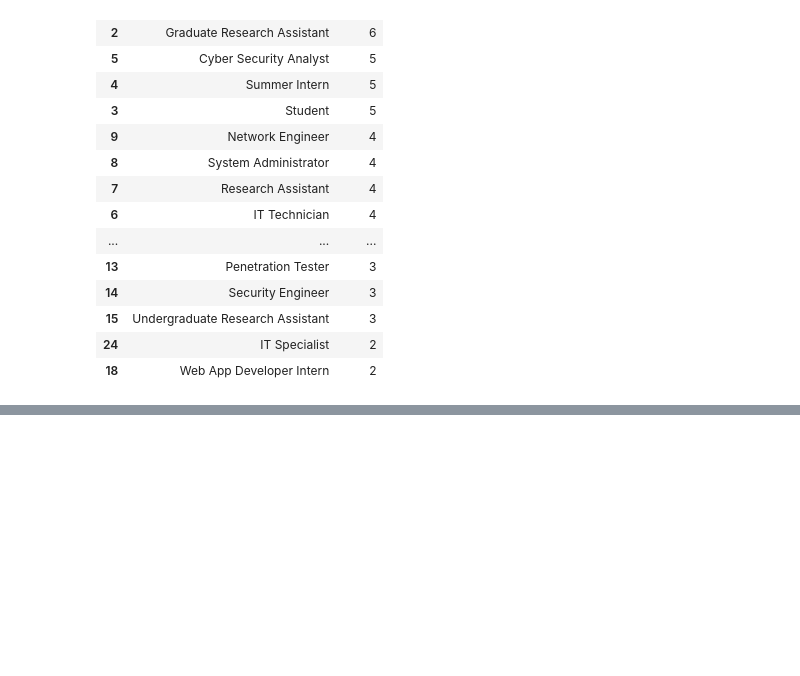
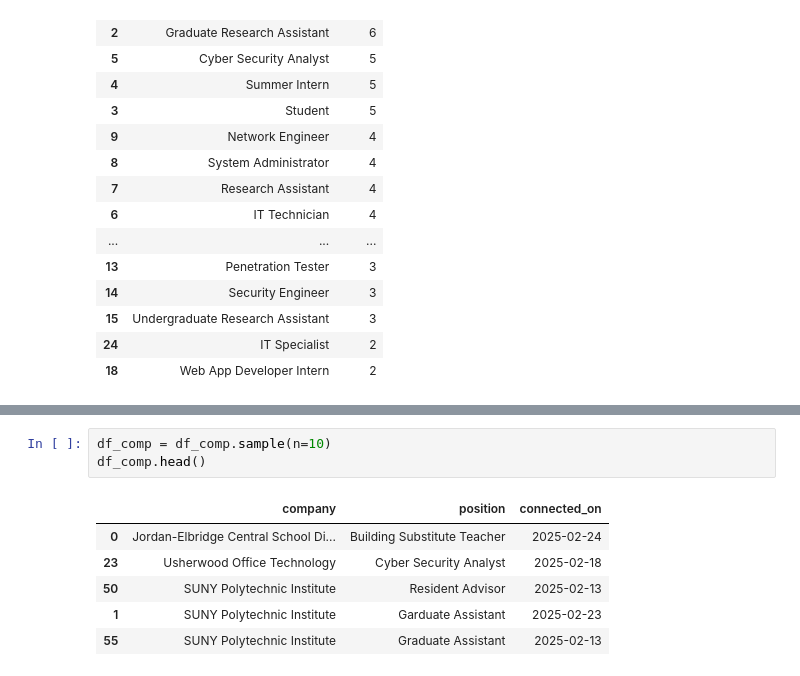
Before and after one commit to M01010100/LinkedIn-Vis, a Jupyter notebook: Python/Vis.ipynb, the cells around one changed output, grey strips where cells are left out. Cells and saved outputs as stored; diff of their text form; blank space fills up the shorter version.

```diff
--- a/Python/Vis.ipynb
+++ b/Python/Vis.ipynb
@@ -122 +123,11 @@ df_vis
+# %%
+df_comp = df_comp.sample(n=10)
+df_comp.head()
+# %% [output]
+|  | company | position | connected_on |
+| 0 | Jordan-Elbridge Central School Di... | Building Substitute Teacher | 2025-02-24 |
+| 23 | Usherwood Office Technology | Cyber Security Analyst | 2025-02-18 |
+| 50 | SUNY Polytechnic Institute | Resident Advisor | 2025-02-13 |
+| 1 | SUNY Polytechnic Institute | Garduate Assistant | 2025-02-23 |
+| 55 | SUNY Polytechnic Institute | Graduate Assistant | 2025-02-13 |
 # %%
```
Also changed, not shown: parts of 4 cells of this notebook, 4 other files.
